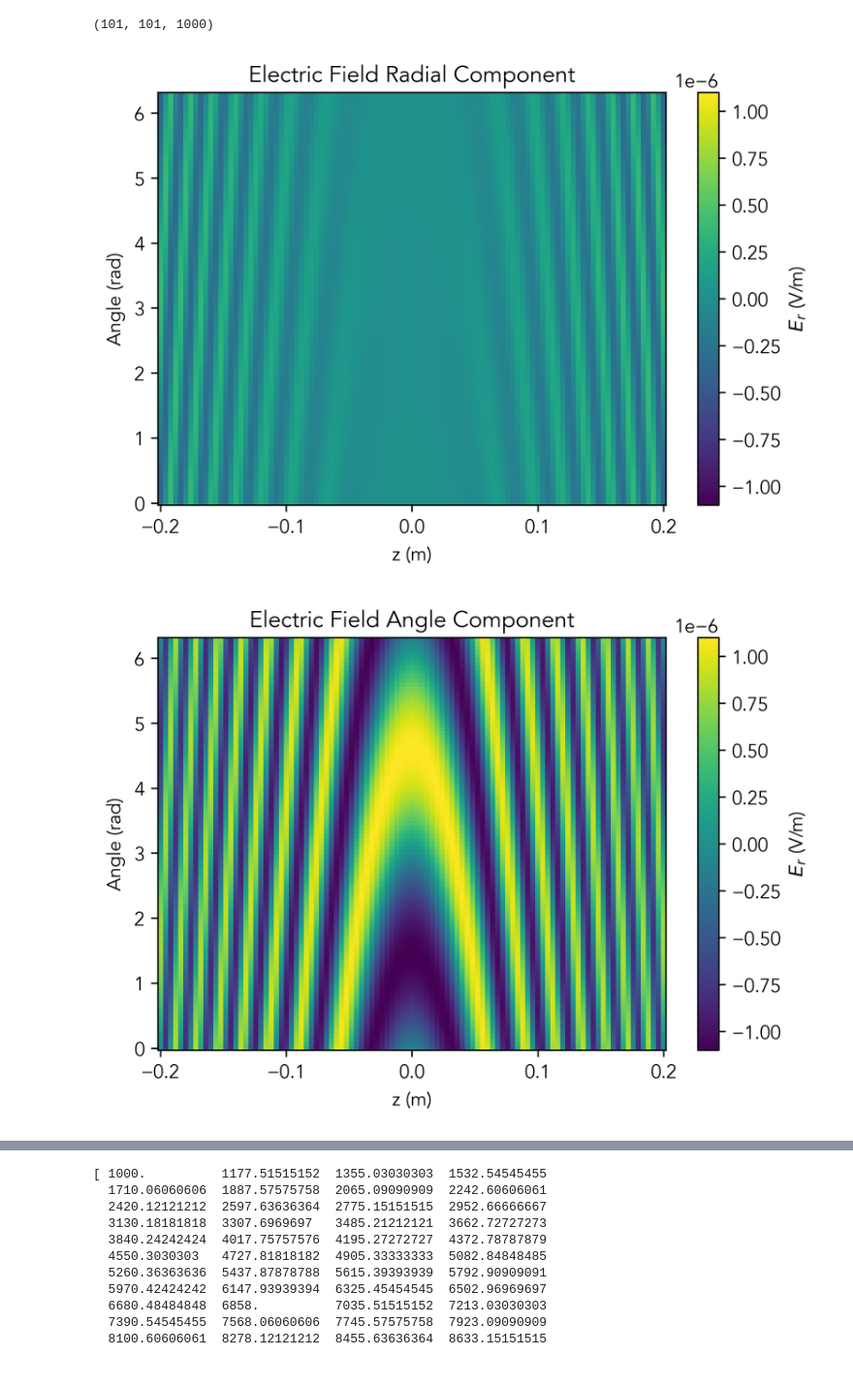
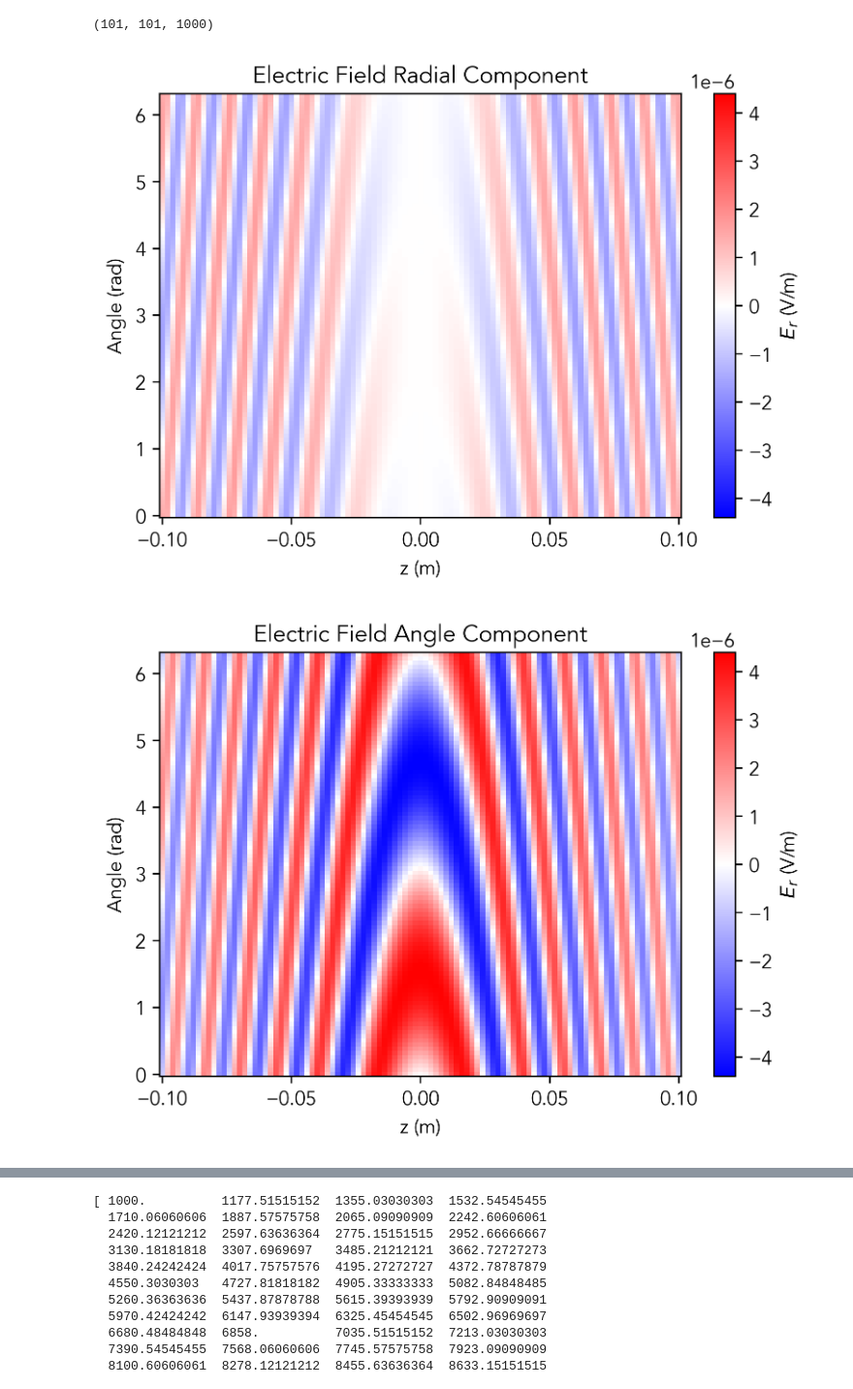
Before and after one commit to QTNM/cresdaToys, a Jupyter notebook: SimpleCyclotronModel.ipynb, the cells around one changed output, grey strips where cells are left out. Shown at 97% size. Cells and saved outputs as stored; diff of their text form; code cells hidden in the pictures.

```diff
--- a/SimpleCyclotronModel.ipynb
+++ b/SimpleCyclotronModel.ipynb
@@ -283,8 +283,8 @@ def electricFieldRotatingDipole(T,B,inZ,phi,rcyl,t,coord='cartesian',offset=[0,0
         print("What is coord:",coord)
 # %%
 tIn=np.linspace(0,1e-9,1000)
-rcyl=0.2  #Radius of a cylinder (might be in metres but need to go back and check some of the units)
-zMax=0.2
+rcyl=0.05  #Radius of a cylinder (might be in metres but need to go back and check some of the units)
+zMax=0.1
 z = np.linspace(-zMax, zMax, 101)  # Cylinder runs from -1 to 1
 theta = np.linspace(0, 2*math.pi, 101) # Angle round the cylinder
 Z,Theta = np.meshgrid(z,theta)   #Create a 2D grid of Z vs theta for making colour plots
@@ -328,29 +328,34 @@ eFieldZ=eField[2]
 # %%
 eMax=np.max(eFieldMag)
 
+diverging=['PiYG', 'PRGn', 'BrBG', 'PuOr', 'RdGy', 'RdBu', 'RdYlBu',
+                      'RdYlGn', 'Spectral', 'coolwarm', 'bwr', 'seismic']
+
 fig, ax = plt.subplots()
-cmap=ax.pcolormesh(Z, Theta,eFieldRho[:,:,0],vmax=eMax,vmin=-eMax)
+cmap=ax.pcolormesh(Z, Theta,eFieldRho[:,:,0],vmax=eMax,vmin=-eMax,cmap='bwr')
 cbar=fig.colorbar(cmap)
 ax.set_title("Electric Field Radial Component")
 ax.set_xlabel("z (m)")
 ax.set_ylabel("Angle (rad)")
 cbar.set_label("$E_r$ (V/m)")
 
+
 fig, ax = plt.subplots()
-cmap=ax.pcolormesh(Z, Theta,eFieldAngle[:,:,0],vmax=eMax,vmin=-eMax)
+cmap=ax.pcolormesh(Z, Theta,eFieldAngle[:,:,0],vmax=eMax,vmin=-eMax,cmap='bwr')
 cbar=fig.colorbar(cmap)
 ax.set_title("Electric Field Angle Component")
 ax.set_xlabel("z (m)")
 ax.set_ylabel("Angle (rad)")
 cbar.set_label("$E_r$ (V/m)")
 
+
 fig, ax = plt.subplots()
-cmap=ax.pcolormesh(Z, Theta,eFieldZ[:,:,0],vmax=eMax,vmin=-eMax)
+cmap=ax.pcolormesh(Z, Theta,eFieldZ[:,:,0],vmax=eMax,vmin=-eMax,cmap='bwr')
 cbar=fig.colorbar(cmap)
 ax.set_title("Electric Field Axial Component")
 ax.set_xlabel("z (m)")
 ax.set_ylabel("Angle (rad)")
 cbar.set_label("$E_z$ (V/m)")
 # %% [output]
-[figure, old version]
+[figure, new version]
-[figure, old version]
+[figure, new version]
```
Also changed, not shown: parts of 10 cells of this notebook, 5 other files.
